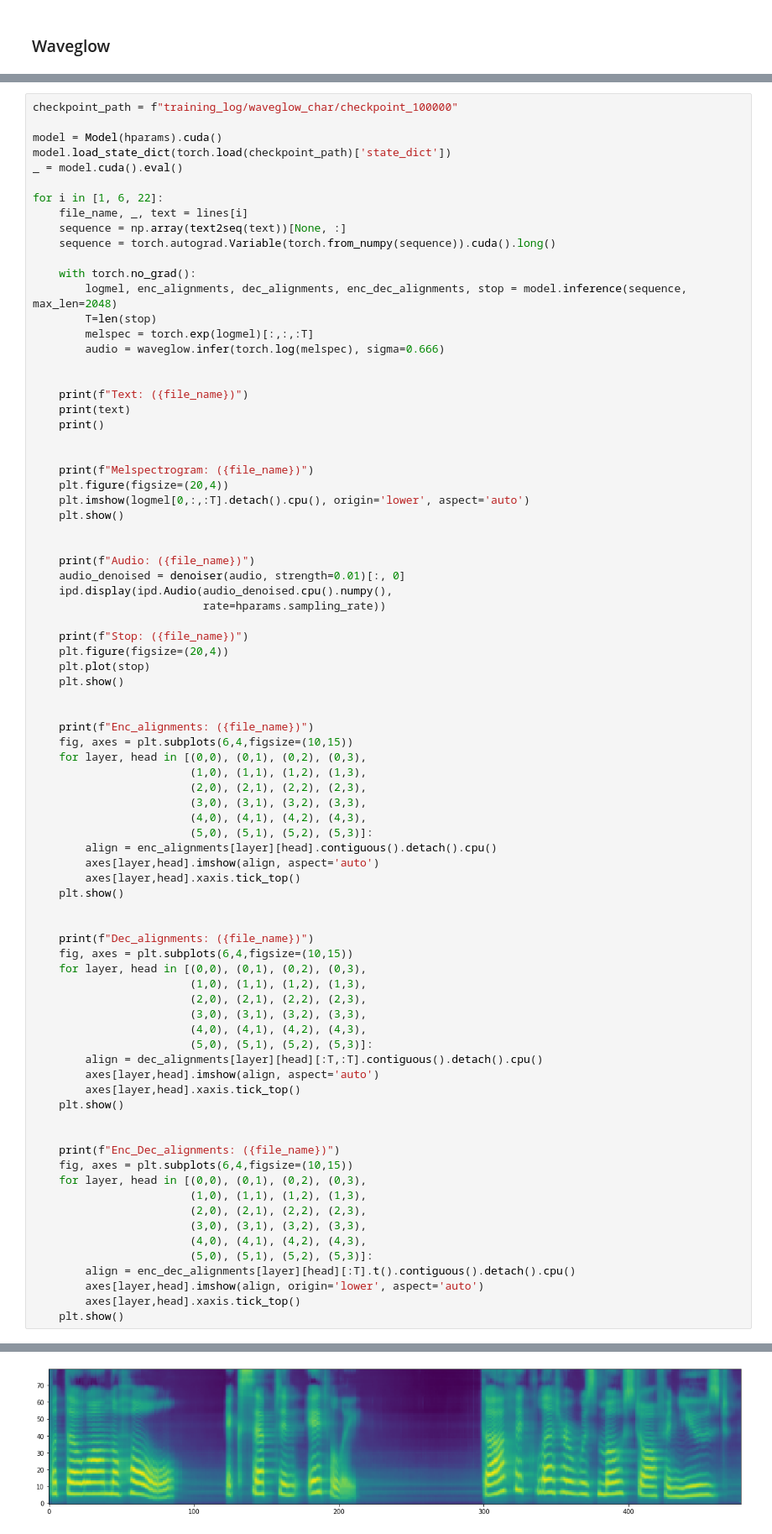
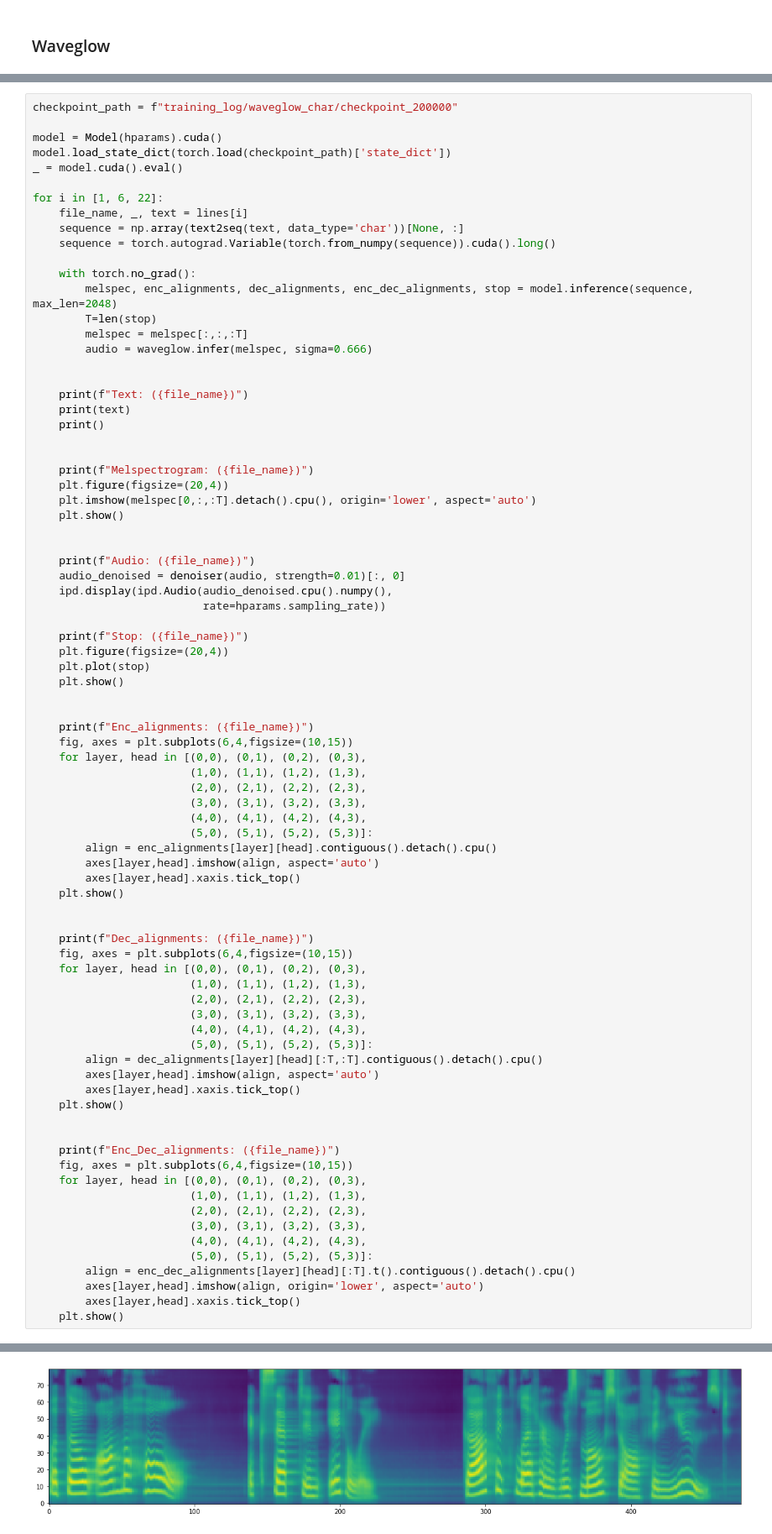
Before and after one commit to Deepest-Project/Transformer-TTS, a Jupyter notebook: inference.ipynb, the cells around one changed output, grey strips where cells are left out. Shown at 84% size. Saved outputs shown, nothing was run; the diff lists cells and outputs as text.

```diff
--- a/inference.ipynb
+++ b/inference.ipynb
@@ -88,7 +67,7 @@ denoiser = Denoiser(waveglow)
 with open('filelists/ljs_audio_text_val_filelist.txt', 'r') as f:
     lines = [line.split('|') for line in f.read().splitlines()]
 # %%
-checkpoint_path = f"training_log/waveglow_char/checkpoint_100000"
+checkpoint_path = f"training_log/waveglow_char/checkpoint_200000"
 
 model = Model(hparams).cuda()
 model.load_state_dict(torch.load(checkpoint_path)['state_dict'])
@@ -96,14 +75,14 @@ _ = model.cuda().eval()
 
 for i in [1, 6, 22]:
     file_name, _, text = lines[i]
-    sequence = np.array(text2seq(text))[None, :]
+    sequence = np.array(text2seq(text, data_type='char'))[None, :]
     sequence = torch.autograd.Variable(torch.from_numpy(sequence)).cuda().long()
 
     with torch.no_grad():
-        logmel, enc_alignments, dec_alignments, enc_dec_alignments, stop = model.inference(sequence, max_len=2048)
+        melspec, enc_alignments, dec_alignments, enc_dec_alignments, stop = model.inference(sequence, max_len=2048)
         T=len(stop)
-        melspec = torch.exp(logmel)[:,:,:T]
-        audio = waveglow.infer(torch.log(melspec), sigma=0.666)
+        melspec = melspec[:,:,:T]
+        audio = waveglow.infer(melspec, sigma=0.666)
 
 
     print(f"Text: ({file_name})")
@@ -113,7 +92,7 @@ for i in [1, 6, 22]:
 
     print(f"Melspectrogram: ({file_name})")
     plt.figure(figsize=(20,4))
-    plt.imshow(logmel[0,:,:T].detach().cpu(), origin='lower', aspect='auto')
+    plt.imshow(melspec[0,:,:T].detach().cpu(), origin='lower', aspect='auto')
     plt.show()
 
 
@@ -146,34 +125,34 @@ for i in [1, 6, 22]:
     fig, axes = plt.subplots(6,4,figsize=(10,15))
     for layer, head in [(0,0), (0,1), (0,2), (0,3),
                         (1,0), (1,1), (1,2), (1,3),
                         (2,0), (2,1), (2,2), (2,3),
                         (3,0), (3,1), (3,2), (3,3),
                         (4,0), (4,1), (4,2), (4,3),
                         (5,0), (5,1), (5,2), (5,3)]:
         align = dec_alignments[layer][head][:T,:T].contiguous().detach().cpu()
         axes[layer,head].imshow(align, aspect='auto')
         axes[layer,head].xaxis.tick_top()
     plt.show()
 
 
     print(f"Enc_Dec_alignments: ({file_name})")
     fig, axes = plt.subplots(6,4,figsize=(10,15))
     for layer, head in [(0,0), (0,1), (0,2), (0,3),
                         (1,0), (1,1), (1,2), (1,3),
                         (2,0), (2,1), (2,2), (2,3),
                         (3,0), (3,1), (3,2), (3,3),
                         (4,0), (4,1), (4,2), (4,3),
                         (5,0), (5,1), (5,2), (5,3)]:
         align = enc_dec_alignments[layer][head][:T].t().contiguous().detach().cpu()
         axes[layer,head].imshow(align, origin='lower', aspect='auto')
         axes[layer,head].xaxis.tick_top()
     plt.show()
 # %% [output]
 Text: (LJ001-0029)
 But though on the whole, except in Italy, Gothic letter was most often used
 
 Melspectrogram: (LJ001-0029)
-[figure, old version]
+[figure, new version]
 Audio: (LJ001-0029)
 [interactive output not drawn]
 Stop: (LJ001-0029)
```
Also changed, not shown: parts of 5 cells of this notebook.
